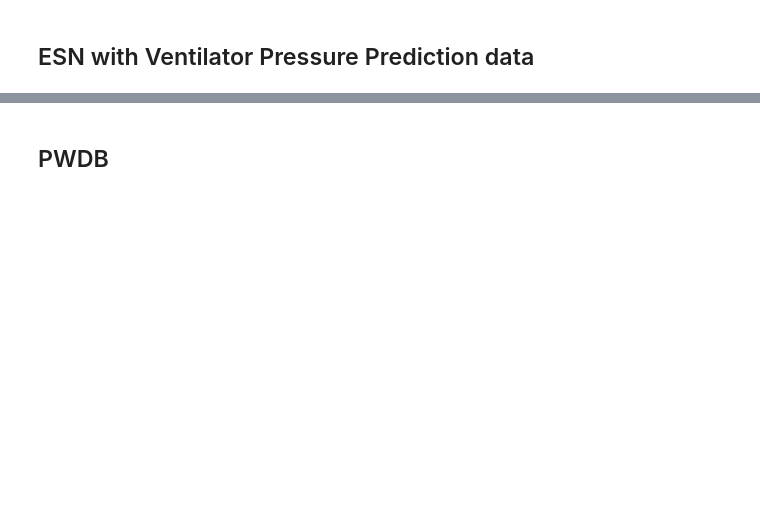
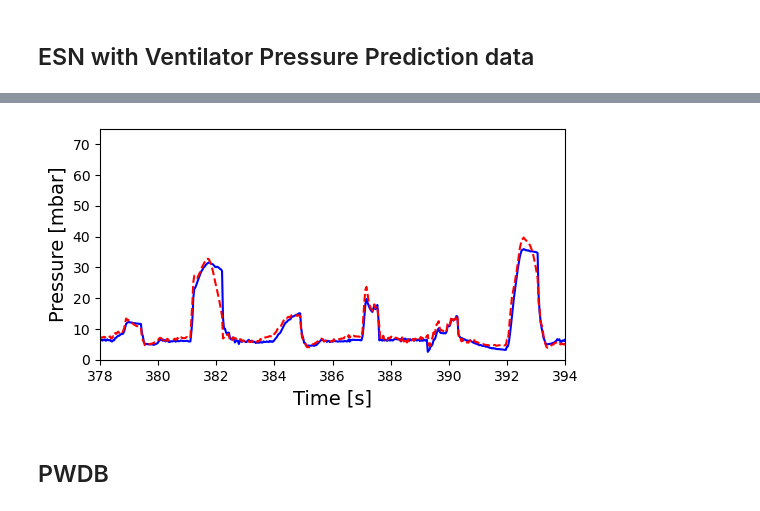
Before and after one commit to TMKamsma/Pyontronics, a Jupyter notebook: demo.ipynb, the cells around one changed output, grey strips where cells are left out. Saved outputs shown, nothing was run; the diff lists cells and outputs as text; code cells hidden in the pictures; blank space fills up the shorter version.

```diff
--- a/demo.ipynb
+++ b/demo.ipynb
@@ -330,3 +382,15 @@ plt.show()
+# %%
+plt.figure(figsize=(6, 3))
+plt.plot(np.linspace(0, len(test_y)*0.034035, len(test_y)), test_y*0.980665,color='blue')
+plt.plot(np.linspace(0, len(test_y[predict_steps:])*0.034035, len(test_y[predict_steps:])), predictions[predict_steps:]*0.980665,color='red', linestyle="--",)
+plt.xlabel("Time [s]", fontsize=14)
+plt.ylabel("Pressure [mbar]", fontsize=14)
+plt.xlim(378,394)
+plt.ylim(0, 75)
+#plt.show()
+plt.savefig("output/ventilator_plot_zoom.pdf",bbox_inches='tight')
+# %% [output]
+[figure, added]
 # %% [markdown]
 ## PWDB
 # %%
```
Also changed, not shown: parts of 20 cells of this notebook, 11 other files.
